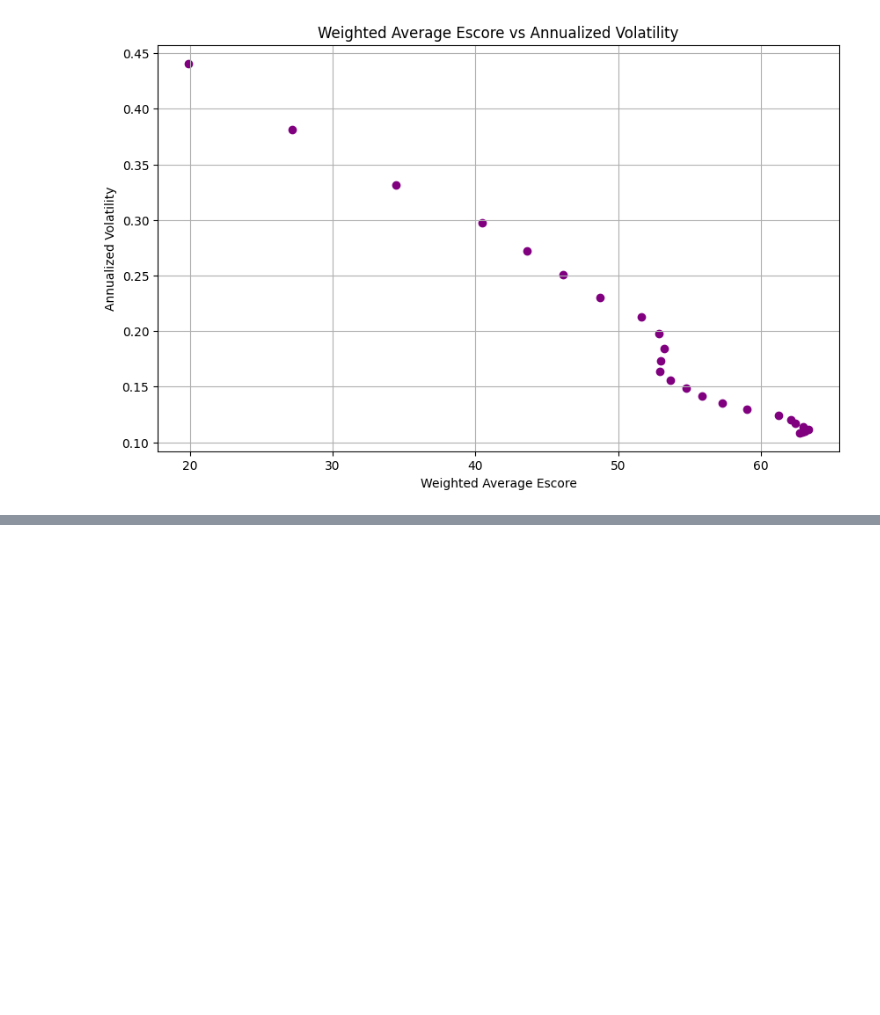
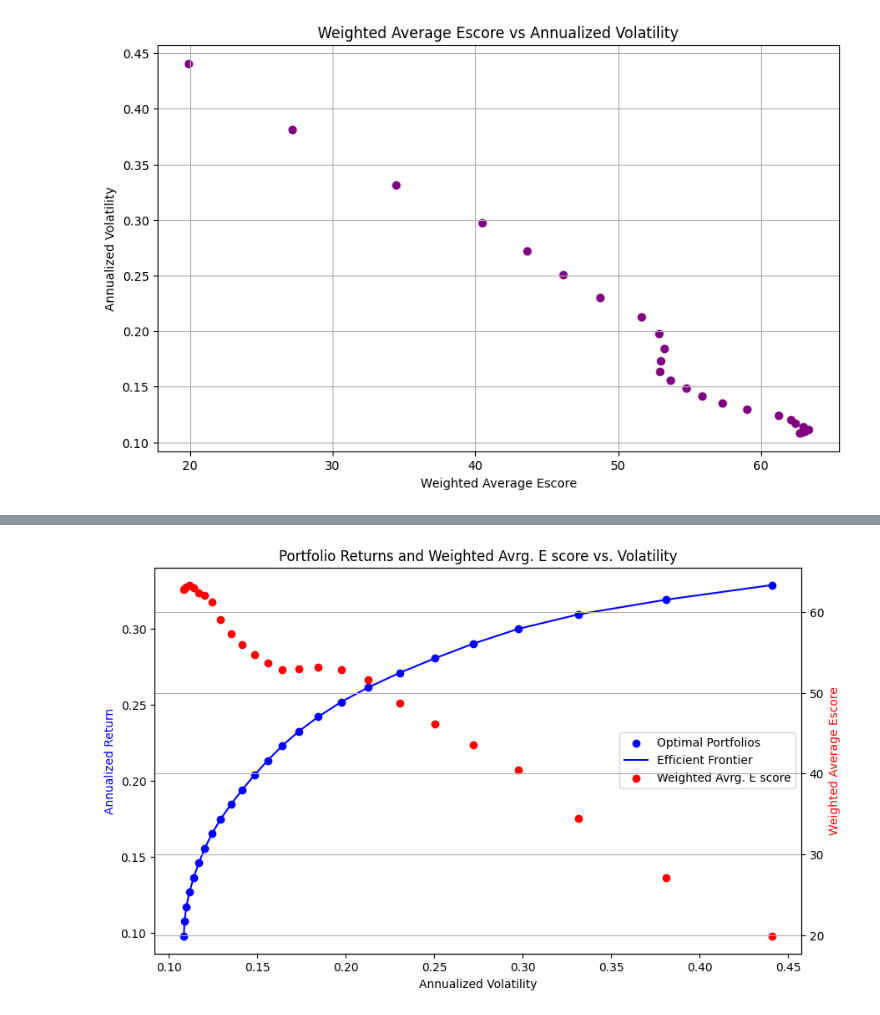
Before and after one commit to BalthazazarDuc/SEF-HW2, a Jupyter notebook: EX1.ipynb, the cells around one changed output, grey strips where cells are left out. Cells and saved outputs as stored; diff of their text form; code cells hidden in the pictures; blank space fills up the shorter version.

```diff
--- a/EX1.ipynb
+++ b/EX1.ipynb
@@ -893,0 +924,34 @@ plt.show()
+# %%
+#Plot Portfolio Returns and Weighted Avrg. E score vs. Volatility
+
+# Initialize the figure
+fig, ax1 = plt.subplots(figsize=(10, 6))
+
+# Plot the efficient frontier on the first y-axis (ax1)
+ax1.scatter(df_frontier_high['Annualized Volatility'], df_frontier_high['Annualized Return'], color='blue', label='Optimal Portfolios')
+ax1.plot(df_frontier_high['Annualized Volatility'], df_frontier_high['Annualized Return'], color='blue', label='Efficient Frontier')
+
+# Set labels and legend for the first y-axis
+ax1.set_xlabel('Annualized Volatility')
+ax1.set_ylabel('Annualized Return', color='blue')
+
+# Create a second y-axis sharing the same x-axis
+ax2 = ax1.twinx()
+
+# Plot the second dataset on the second y-axis (ax2)
+scatter2 = ax2.scatter(df_EscoreMean_volatility['Annualized Volatility'], df_EscoreMean_volatility['Escore Mean'], color='red', label='Weighted Avrg. E score')
+ax2.set_ylabel('Weighted Average Escore', color='red')
+
+# Combine legends from both axes
+handles1, labels1 = ax1.get_legend_handles_labels()
+handles2, labels2 = ax2.get_legend_handles_labels()
+ax1.legend(handles=handles1 + handles2, labels=labels1 + labels2, loc='center right')
+
+# Add title and grid
+plt.title('Portfolio Returns and Weighted Avrg. E score vs. Volatility')
+plt.grid(True)
+
+# Show the plot
+plt.show()
+# %% [output]
+[figure, added]
```
Also changed, not shown: parts of 4 cells of this notebook.
